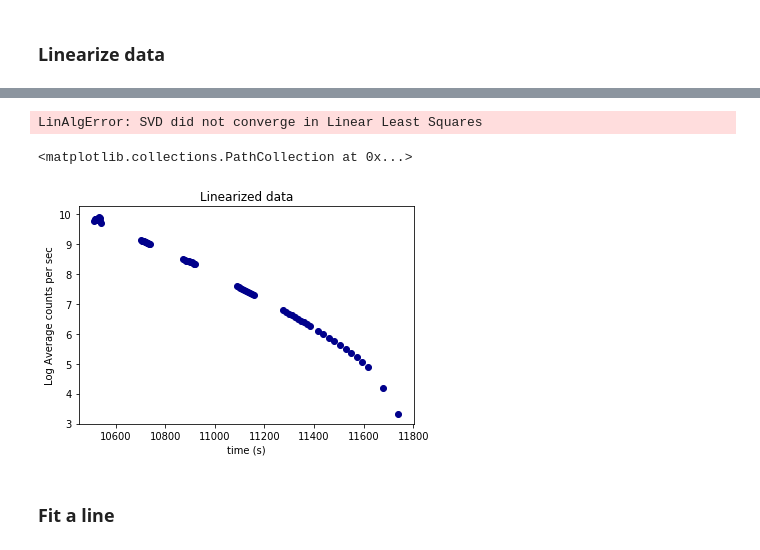
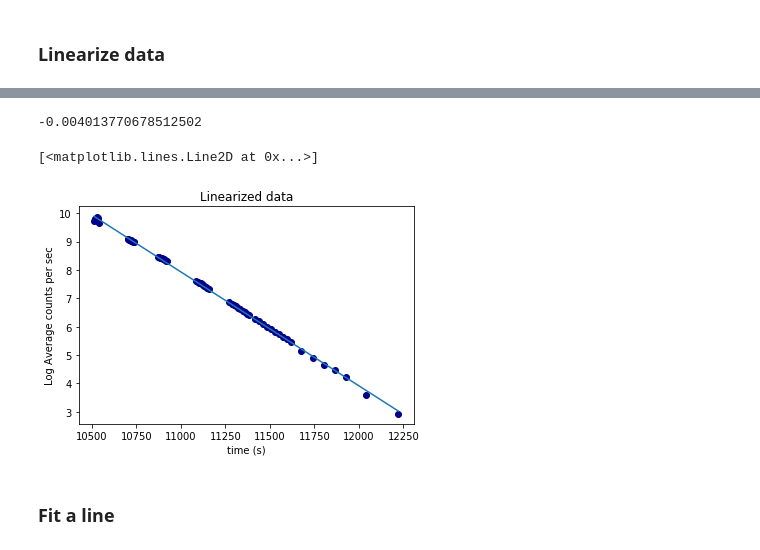
Before and after one commit to spausanc/ASTR-136-Twilight-Sky, a Jupyter notebook: sky_brightness_dark_too_big.ipynb, the cells around one changed output, grey strips where cells are left out. Drawn from its saved outputs; the diff is of its cells as text; code cells hidden in the pictures.

```diff
--- a/sky_brightness_dark_too_big.ipynb
+++ b/sky_brightness_dark_too_big.ipynb
@@ -59,4 +72,5 @@ Sigma clip bias data
 # %% [markdown]
 #### Create Master Bias
 # %%
-master_bias = np.mean(bias_data)
+master_bias = np.mean(final_bias, axis=2)
+master_bias
@@ -92,7 +157,7 @@ for i in range(len(files_dark)):
     hdu_dark = fits.open(files_dark[i])
     if hdu_dark[0].header['EXPTIME'] > 0:
         correct_dark = (hdu_dark[0].data - master_bias)/hdu_dark[0].header['EXPTIME']
-        clip_dark = sigma_clip(hdu_dark[0].data)
+        clip_dark = sigma_clip(correct_dark)
         dark_data.append(clip_dark)
 
 dark_masks = [arr.mask for arr in dark_data] # Get masks for each image
@@ -318,8 +339,10 @@ plt.show()
 # %%
 y = np.log(sci_mean)
 m, b = np.polyfit(seconds, y, 1)
-# %% [output]
-LinAlgError: SVD did not converge in Linear Least Squares
+# %%
+m
+# %% [output]
+-0.004013770678512502
 # %%
 # Linear function:
 def func(x,m,b):
@@ -333,12 +356,12 @@ y_fit = func(seconds,m,b)
 # %%
 plt.xlabel('time (s)')
 plt.ylabel('Log Average counts per sec')
 plt.title('Linearized data')
 plt.scatter(seconds, y, label="projected" , color = 'darkblue')
-#plt.plot(seconds, y_fit)
+plt.plot(seconds, y_fit)
 #plt.savefig("Pau-Sanchez_Sky_Bri.pdf")
 # %% [output]
-<matplotlib.collections.PathCollection at 0x...>
+[<matplotlib.lines.Line2D at 0x...>]
-[figure, old version]
+[figure, new version]
 # %% [markdown]
 ### Fit a line
```
Also changed, not shown: parts of 36 cells of this notebook.
